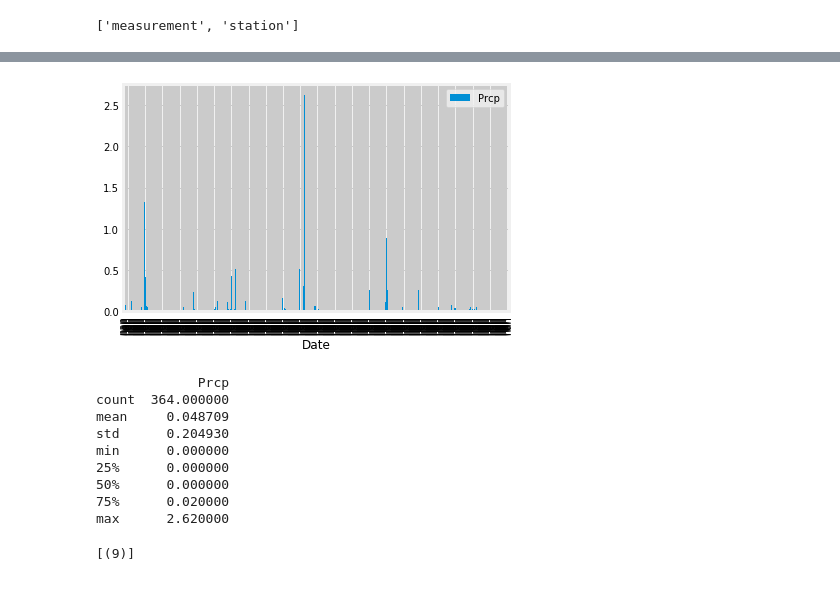
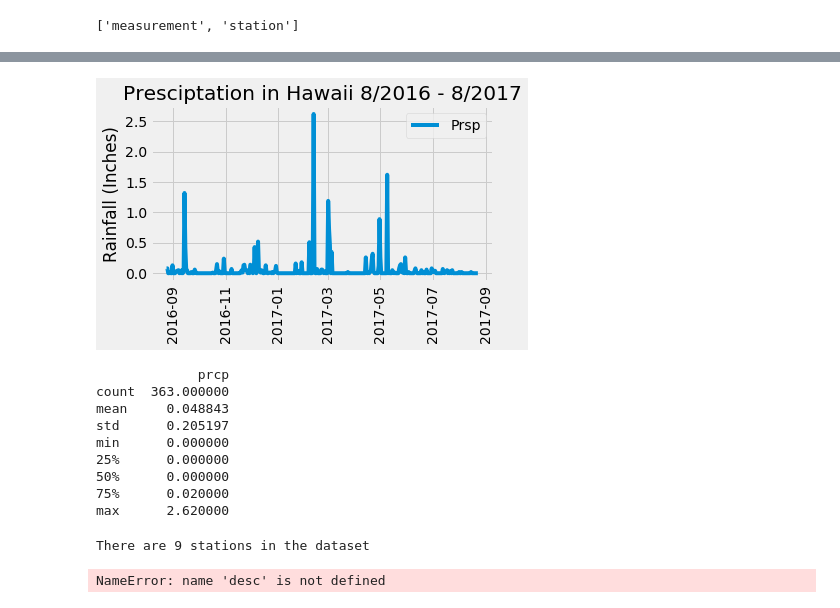
Before and after one commit to jehixson3/SQL-Alchemy-Queries, a Jupyter notebook: app.ipynb, the cells around one changed output, grey strips where cells are left out. Drawn from its saved outputs; the diff is of its cells as text; code cells hidden in the pictures.

```diff
--- a/app.ipynb
+++ b/app.ipynb
@@ -60,59 +61,53 @@ first_row.__dict__
 # %%
 # Design a query to retrieve the last 12 months of precipitation data and plot the results
 # Calculate the date 1 year ago from the last data point in the database
 max_date = session.query(Measurement.date).order_by(Measurement.date.desc()).first()
 max_date = list(np.ravel(max_date))[0]
+
 max_date = dt.datetime.strptime(max_date, '%Y-%m-%d')
 #print(max_date)
 
-latest_year = int(dt.datetime.strftime(max_date, '%Y'))
-latest_month = int(dt.datetime.strftime(max_date, '%m'))
-latest_day = int(dt.datetime.strftime(max_date, '%d'))
-
-before_date = dt.date(latest_year, latest_month, latest_day) - dt.timedelta(days=365)
-before_date = dt.datetime.strftime(before_date, '%Y-%m-%d')
-#print(before_date)
+before_date = max_date - dt.timedelta(days=365)
 
 # Perform a query to retrieve the data and precipitation scores
 
 lst_year_prcp = session.query(Measurement.date, Measurement.prcp).\
     filter(Measurement.date >= before_date).\
     group_by(Measurement.date).\
     order_by(Measurement.date).all()
 #print(lst_year_prcp)
 
 # Save the query results as a Pandas DataFrame and set the index to the date column
-# I don't know why you wanted us to sort this data when it is easier to do it when you pull the data
 # dropped dates with NAN values
-
-lyp_df = pd.DataFrame(lst_year_prcp, columns=['Date', 'Prcp'])
-lyp_df.set_index('Date', inplace=True)
-lyp_df = lyp_df.sort_values(by=['Date'])
-lyp_df = lyp_df.dropna()
-#print(df)
+lyp_df = pd.DataFrame(lst_year_prcp).dropna()
+lyp_df['date'] = pd.to_datetime(lyp_df['date'])
+#print(lyp_df)
 
 # Use Pandas Plotting with Matplotlib to plot the data
 
-df = pd.DataFrame(lyp_df, columns=['Date', 'Prcp',])
-df.set_index('Date', inplace=True)
-df.plot.bar()
+plt.plot(lyp_df['date'], lyp_df['prcp'])
+plt.title("Presciptation in Hawaii 8/2016 - 8/2017", horizontalalignment='center')
+plt.ylabel('Rainfall (Inches)')
+plt.legend(["Prsp"])
+plt.xticks(rotation=90)
 plt.tight_layout()
+plt.savefig('Output/Prescipitation.png', dpi=180)
 plt.show()
 
 # Export file as a CSV, without the Pandas index, but with the header
 lyp_df.to_csv("Output/Prescipation_data.csv", index=True, header=True)
 # %% [output]
-[figure, old version]
+[figure, new version]
 # %%
 #  Use Pandas to calcualte the summary statistics for the precipitation data
 desc_lyp = lyp_df.describe()
 desc_lyp.to_csv("Output/Summary_stats.csv", index=True, header=True)
 print(desc_lyp)
 # %% [output]
-             Prcp
-count  364.000000
-mean     0.048709
-std      0.204930
+             prcp
+count  363.000000
+mean     0.048843
+std      0.205197
 min      0.000000
 25%      0.000000
 50%      0.000000
@@ -120,12 +115,23 @@ min      0.000000
 max      2.620000
 # %%
 # Design a query to show how many stations are available in this dataset?
-session.query(func.count(Station.station)).all()
+query = session.query(func.count(Station.station)).all()
+count = query[0][0]
+print(f'There are {count} stations in the dataset')
 # %% [output]
-[(9)]
+There are 9 stations in the dataset
 # %%
 # What are the most active stations? (i.e. what stations have the most rows)?
+act_stations = [Measurement.date,
+               func.count(Measurement.station)]
 # List the stations and the counts in descending order.
+
+act_stat_qry = session.query(*act_stations).\
+    group_by(Measurement.station).\
+    order_by(desc(func.count(Measuurement.station))).all()
+act_stat_qry
+# %% [output]
+NameError: name 'desc' is not defined
 # %%
 # Using the station id from the previous query, calculate the lowest temperature recorded,
 # highest temperature recorded, and average temperature most active station?
```
Also changed, not shown: parts of 4 cells of this notebook, 4 other files.
